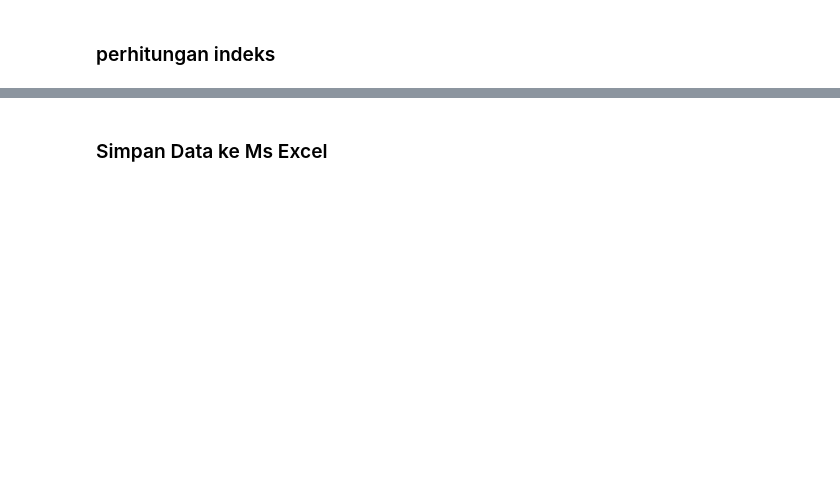
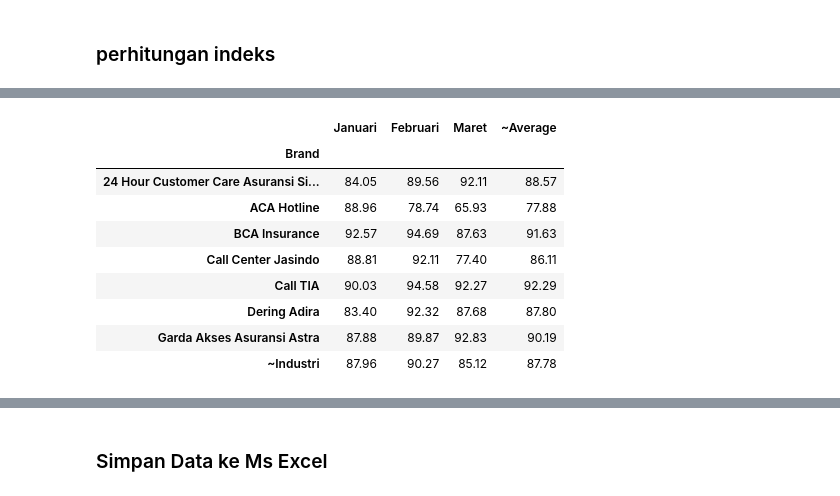
Before and after one commit to datateamFrontier/sei_automation, a Jupyter notebook: olah data indeks.ipynb, the cells around one changed output, grey strips where cells are left out. Drawn from its saved outputs; the diff is of its cells as text; code cells hidden in the pictures; blank space fills up the shorter version.

```diff
--- a/olah data indeks.ipynb
+++ b/olah data indeks.ipynb
@@ -104 +122,14 @@ index_by_kpi, index_by_dimensi = od.tabel_indeks(tabel_summary_kpi, tabel_summar
+# %%
+df_ccsei_pivot
+# %% [output]
+|  | Januari | Februari | Maret | ~Average |
+| Brand |  |  |  |  |
+| 24 Hour Customer Care Asuransi Si... | 84.05 | 89.56 | 92.11 | 88.57 |
+| ACA Hotline | 88.96 | 78.74 | 65.93 | 77.88 |
+| BCA Insurance | 92.57 | 94.69 | 87.63 | 91.63 |
+| Call Center Jasindo | 88.81 | 92.11 | 77.40 | 86.11 |
+| Call TIA | 90.03 | 94.58 | 92.27 | 92.29 |
+| Dering Adira | 83.40 | 92.32 | 87.68 | 87.80 |
+| Garda Akses Asuransi Astra | 87.88 | 89.87 | 92.83 | 90.19 |
+| ~Industri | 87.96 | 90.27 | 85.12 | 87.78 |
 # %%
```
Also changed, not shown: parts of 11 cells of this notebook, 44 other files.
